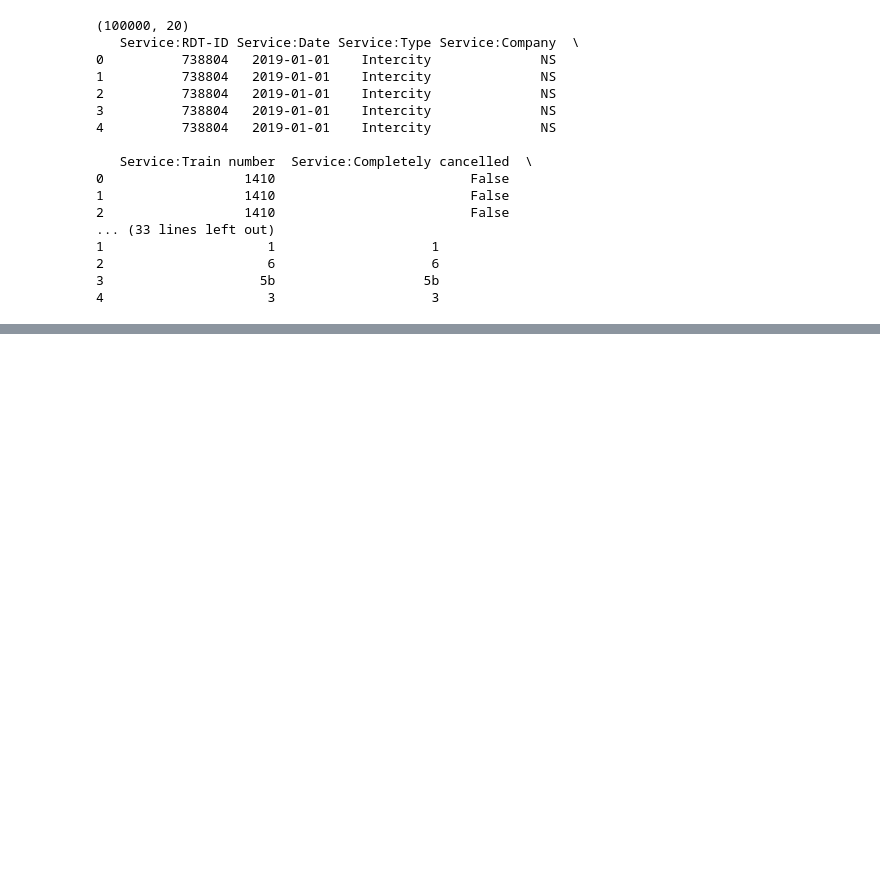
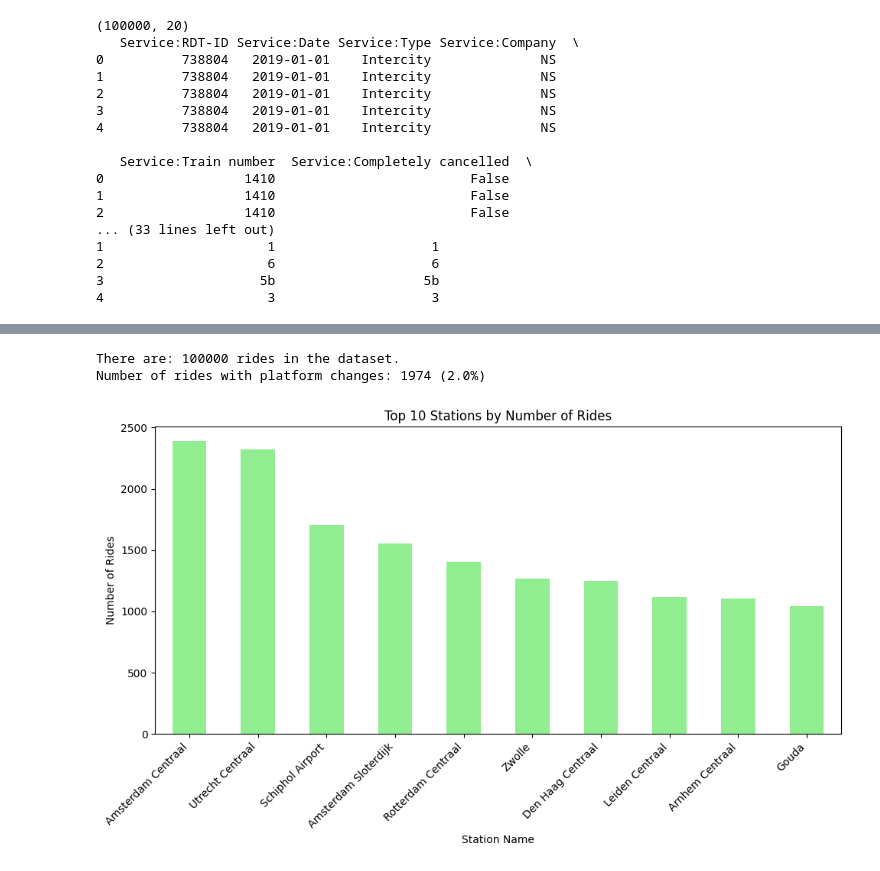
Before and after one commit to BramWillems/Personal-Challenge-NS-Treinen, a Jupyter notebook: main.ipynb, the cells around one changed output, grey strips where cells are left out. Saved outputs shown, nothing was run; the diff lists cells and outputs as text; code cells hidden in the pictures; blank space fills up the shorter version.

```diff
--- a/main.ipynb
+++ b/main.ipynb
@@ -253,0 +269,30 @@ The average number of disruptions per day is: 11.02
+# %%
+import pandas as pd
+import matplotlib.pyplot as plt
+
+df_rides = pd.read_csv("combined.csv", nrows=100_000)
+print(f'There are: {df_rides.shape[0]} rides in the dataset.')
+
+# Get the amount of rides per station
+station_counts = df_rides['Stop:Station name'].value_counts()
+top_10_stations = station_counts.head(10)
+
+# Get the amount of rides that did not arrive on the planned platform
+df_rides['platform_changed'] = df_rides['Stop:Planned platform'].astype(str) != df_rides['Stop:Actual platform'].astype(str)
+num_changed = df_rides['platform_changed'].sum()
+perc_changes = (num_changed / df_rides.shape[0]) * 100
+print(f'Number of rides with platform changes: {num_changed} ({perc_changes:.2}%)')
+
+# Plot bar graph for top 10 stations
+plt.figure(figsize=(10,6))
+top_10_stations.plot(kind='bar', color='lightgreen')
+plt.title('Top 10 Stations by Number of Rides')
+plt.xlabel('Station Name')
+plt.ylabel('Number of Rides')
+plt.xticks(rotation=45, ha='right')
+plt.tight_layout()
+plt.show()
+# %% [output]
+There are: 100000 rides in the dataset.
+Number of rides with platform changes: 1974 (2.0%)
+[figure, added]
```
Also changed, not shown: parts of 6 cells of this notebook, 1 other file.
